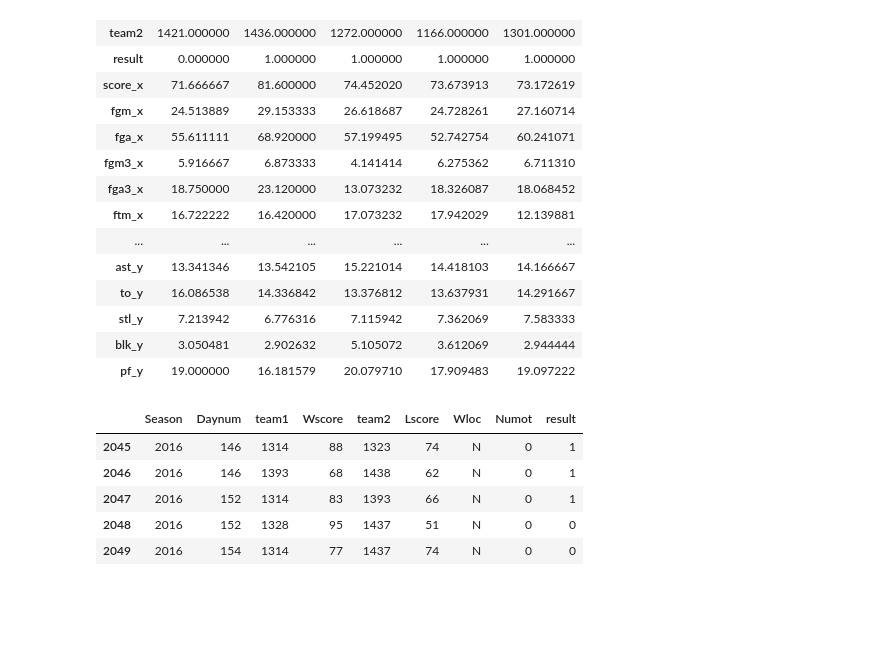
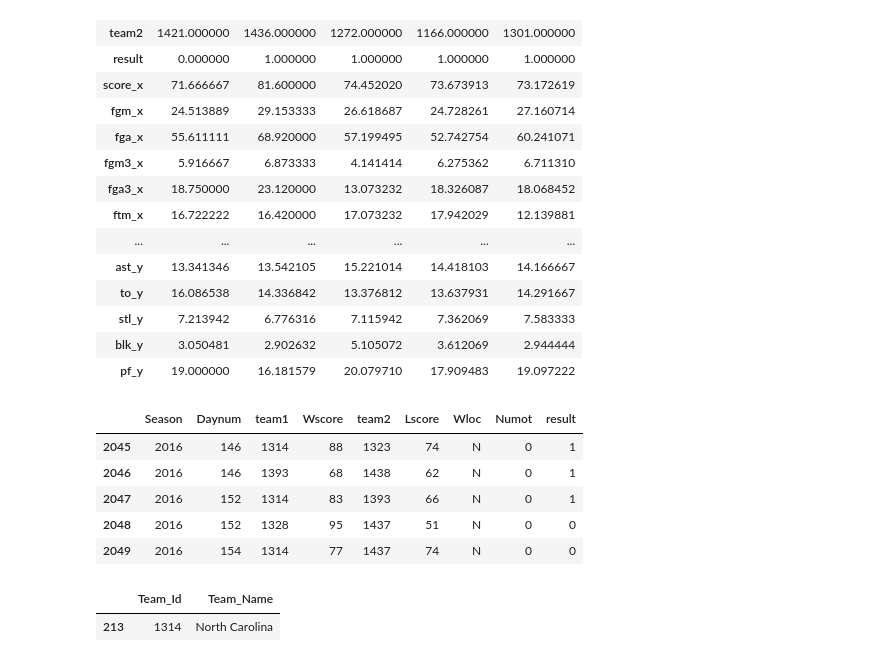
Before and after one commit to chensong5225/Kaggle_NCAA2017, a Jupyter notebook: chen_enhance2.ipynb, the cells around one changed output. Drawn from its saved outputs; the diff is of its cells as text; code cells hidden in the pictures; blank space fills up the shorter version.

```diff
--- a/chen_enhance2.ipynb
+++ b/chen_enhance2.ipynb
@@ -176,3 +176,11 @@ tour.tail()
 | 2047 | 2016 | 152 | 1314 | 83 | 1393 | 66 | N | 0 | 1 |
 | 2048 | 2016 | 152 | 1328 | 95 | 1437 | 51 | N | 0 | 0 |
 | 2049 | 2016 | 154 | 1314 | 77 | 1437 | 74 | N | 0 | 0 |
+# %%
+import pandas as pd
+team = pd.read_csv("data/Teams.csv")
+# %%
+team[team.Team_Id == 1314]
+# %% [output]
+|  | Team_Id | Team_Name |
+| 213 | 1314 | North Carolina |
```
Also changed, not shown: 3 other files.
